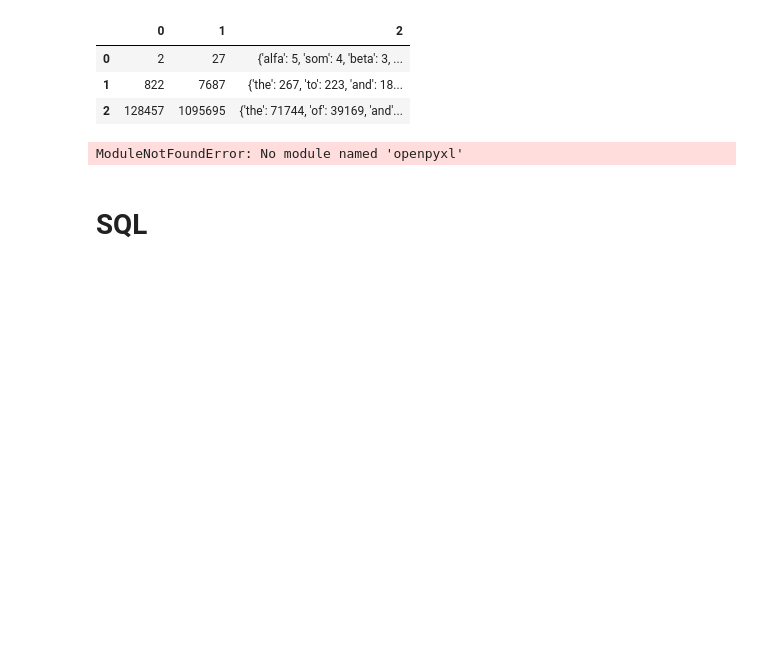
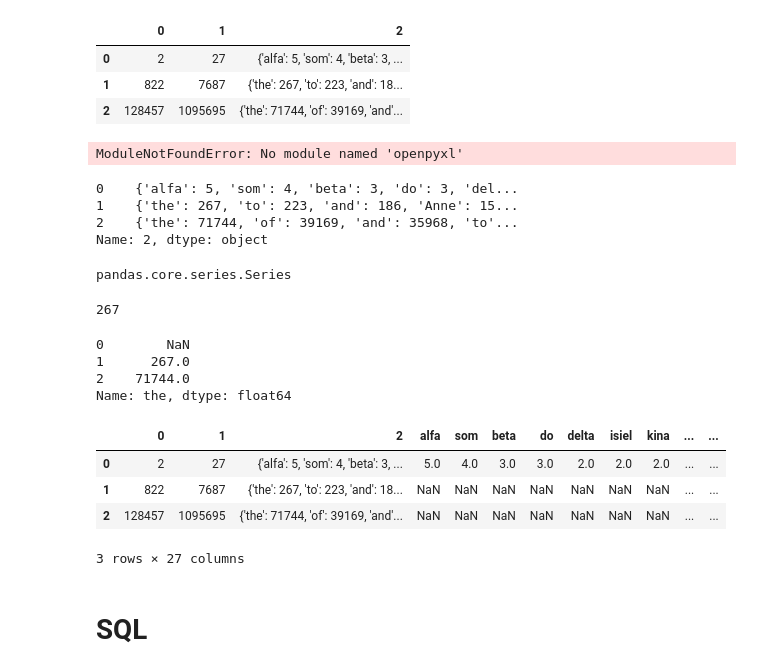
Before and after one commit to funkacer/Pyth3_2024, a Jupyter notebook: Day1/04_sql.ipynb, the cells around one changed output. Drawn from its saved outputs; the diff is of its cells as text; code cells hidden in the pictures; blank space fills up the shorter version.

```diff
--- a/Day1/04_sql.ipynb
+++ b/Day1/04_sql.ipynb
@@ -45,6 +53,38 @@ df.to_csv("_data/Data_heureka.csv", sep = ";")
 df.to_excel("_data/Data_heureka.xlsx")
 # %% [output]
 ModuleNotFoundError: No module named 'openpyxl'
+# %%
+df[2]
+# %% [output]
+0    {'alfa': 5, 'som': 4, 'beta': 3, 'do': 3, 'del...
+1    {'the': 267, 'to': 223, 'and': 186, 'Anne': 15...
+2    {'the': 71744, 'of': 39169, 'and': 35968, 'to'...
+Name: 2, dtype: object
+# %%
+df[2].__class__
+# %% [output]
+pandas.core.series.Series
+# %%
+df[2][1]['the']
+# %% [output]
+267
+# %%
+df1 = df.join(df[2].apply(pd.Series))
+# %%
+df1['the']
+# %% [output]
+0        NaN
+1      267.0
+2    71744.0
+Name: the, dtype: float64
+# %%
+df1
+# %% [output]
+|  | 0 | 1 | 2 | alfa | som | beta | do | delta | isiel | kina | ... | ... |
+| 0 | 2 | 27 | {'alfa': 5, 'som': 4, 'beta': 3, ... | 5.0 | 4.0 | 3.0 | 3.0 | 2.0 | 2.0 | 2.0 | ... | ... |
+| 1 | 822 | 7687 | {'the': 267, 'to': 223, 'and': 18... | NaN | NaN | NaN | NaN | NaN | NaN | NaN | ... | ... |
+| 2 | 128457 | 1095695 | {'the': 71744, 'of': 39169, 'and'... | NaN | NaN | NaN | NaN | NaN | NaN | NaN | ... | ... |
+3 rows × 27 columns
 # %% [markdown]
 # SQL
 # %%
```
Also changed, not shown: parts of 28 cells of this notebook.
